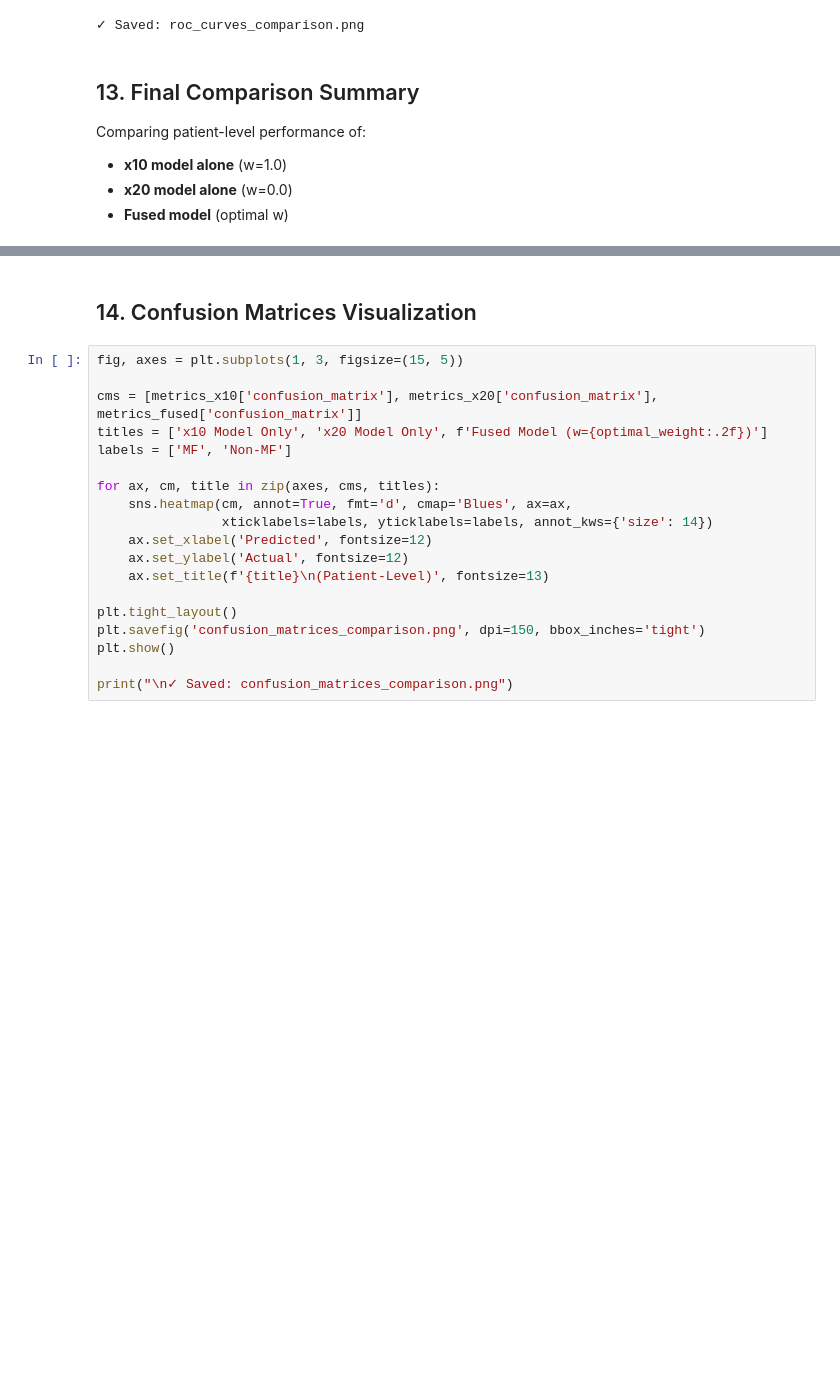
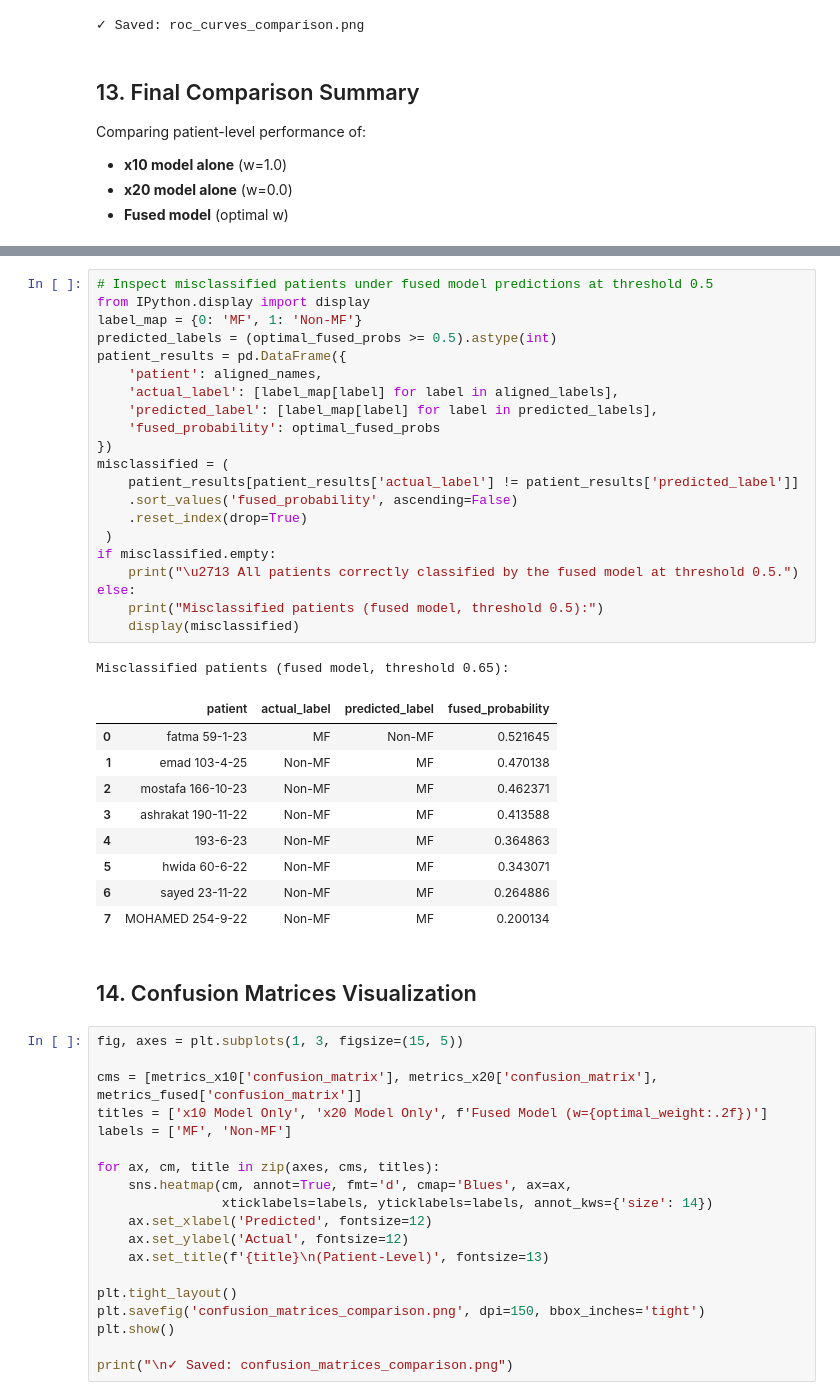
Before and after one commit to MoHazem02/Mycosis-Fungoides-Classifier, a Jupyter notebook: patient_level_late_fusion_x10_x20.ipynb, the cells around one changed output, grey strips where cells are left out. Saved outputs shown, nothing was run; the diff lists cells and outputs as text; blank space fills up the shorter version.

```diff
--- a/patient_level_late_fusion_x10_x20.ipynb
+++ b/patient_level_late_fusion_x10_x20.ipynb
@@ -839,3 +839,35 @@ ROC-AUC Improvement:
+# %%
+# Inspect misclassified patients under fused model predictions at threshold 0.5
+from IPython.display import display
+label_map = {0: 'MF', 1: 'Non-MF'}
+predicted_labels = (optimal_fused_probs >= 0.5).astype(int)
+patient_results = pd.DataFrame({
+    'patient': aligned_names,
+    'actual_label': [label_map[label] for label in aligned_labels],
+    'predicted_label': [label_map[label] for label in predicted_labels],
+    'fused_probability': optimal_fused_probs
+})
+misclassified = (
+    patient_results[patient_results['actual_label'] != patient_results['predicted_label']]
+    .sort_values('fused_probability', ascending=False)
+    .reset_index(drop=True)
+ )
+if misclassified.empty:
+    print("\u2713 All patients correctly classified by the fused model at threshold 0.5.")
+else:
+    print("Misclassified patients (fused model, threshold 0.5):")
+    display(misclassified)
+# %% [output]
+Misclassified patients (fused model, threshold 0.65):
+|  | patient | actual_label | predicted_label | fused_probability |
+| 0 | fatma 59-1-23 | MF | Non-MF | 0.521645 |
+| 1 | emad 103-4-25 | Non-MF | MF | 0.470138 |
+| 2 | mostafa 166-10-23 | Non-MF | MF | 0.462371 |
+| 3 | ashrakat 190-11-22 | Non-MF | MF | 0.413588 |
+| 4 | 193-6-23 | Non-MF | MF | 0.364863 |
+| 5 | hwida 60-6-22 | Non-MF | MF | 0.343071 |
+| 6 | sayed 23-11-22 | Non-MF | MF | 0.264886 |
+| 7 | MOHAMED 254-9-22 | Non-MF | MF | 0.200134 |
 # %% [markdown]
 ## 14. Confusion Matrices Visualization
 # %%
```
Also changed, not shown: parts of 11 cells of this notebook, 29 other files.
